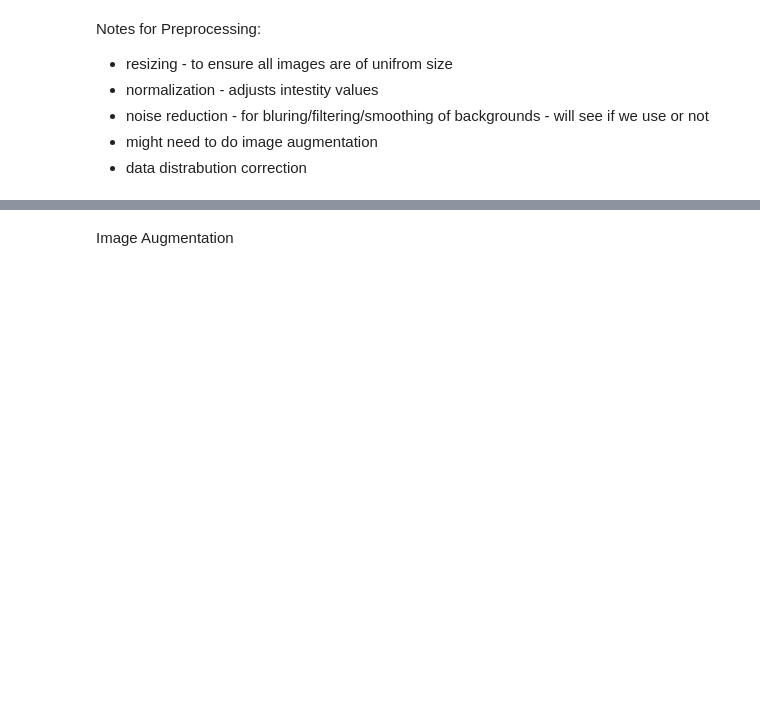
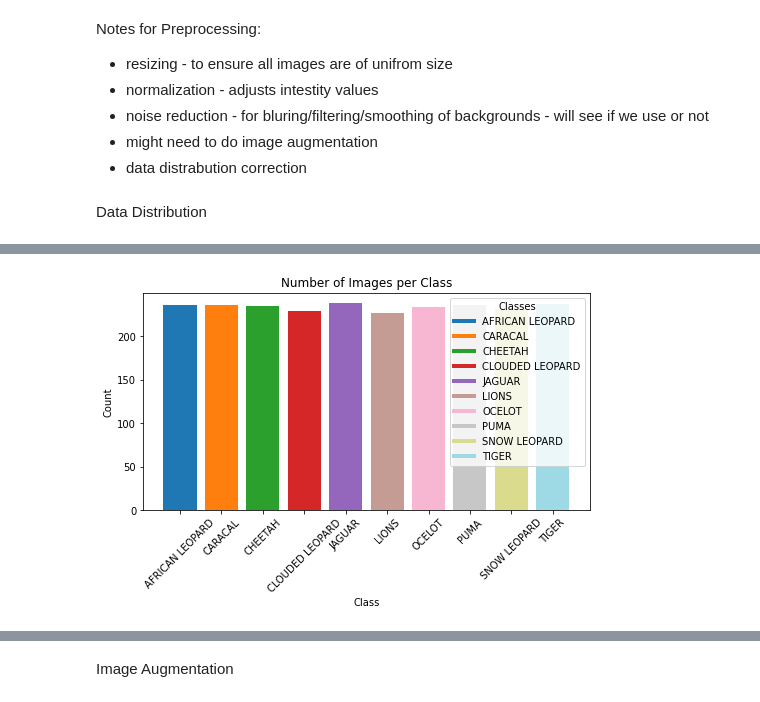
Before and after one commit to Zach-schwark/ACML_Project, a Jupyter notebook: data.ipynb, the cells around one changed output, grey strips where cells are left out. Saved outputs shown, nothing was run; the diff lists cells and outputs as text; code cells hidden in the pictures; blank space fills up the shorter version.

```diff
--- a/data.ipynb
+++ b/data.ipynb
@@ -60,3 +84,35 @@ Notes for Preprocessing:
 - noise reduction - for bluring/filtering/smoothing of backgrounds - will see if we use or not
 - might need to do image augmentation
 - data distrabution correction
+# %% [markdown]
+Data Distribution
+# %%
+
+# Get the class labels
+class_labels = train_data.class_names
+
+# Calculate the count of images per class
+class_counts = {label: 0 for label in class_labels}
+
+for images, labels in train_data:
+    for label in labels.numpy():
+        class_label = class_labels[label]
+        class_counts[class_label] += 1
+
+# Define unique colors for each class
+class_colors = plt.cm.tab20(np.linspace(0, 1, len(class_labels)))
+
+# Create a bar chart with different colors for each class
+plt.figure(figsize=(8, 4))
+bars = plt.bar(class_counts.keys(), class_counts.values(), color=class_colors)
+plt.xlabel('Class')
+plt.ylabel('Count')
+plt.title('Number of Images per Class')
+plt.xticks(rotation=45)
+
+# Add a legend for class colors
+legend_labels = [plt.Line2D([0], [0], color=class_colors[i], lw=4, label=class_labels[i]) for i in range(len(class_labels))]
+plt.legend(handles=legend_labels, title="Classes")
+
+plt.show()
+# %% [output]
@@ -62,0 +120 @@ Notes for Preprocessing:
+[figure, added]
```
Also changed, not shown: parts of 11 cells of this notebook.
